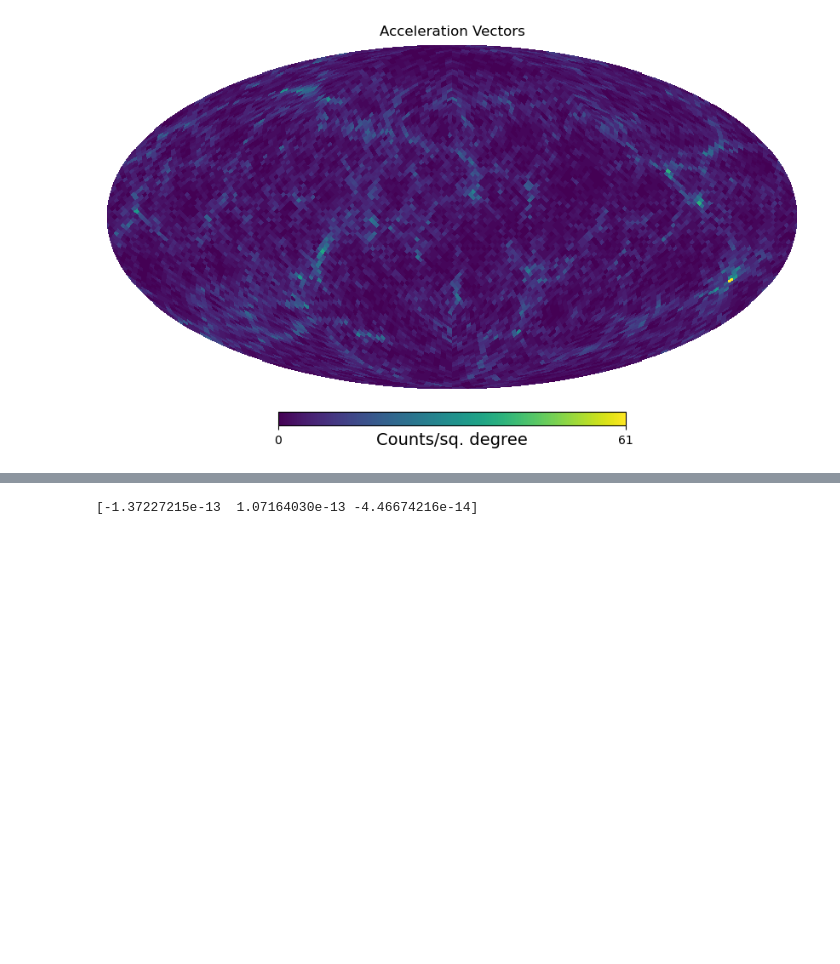
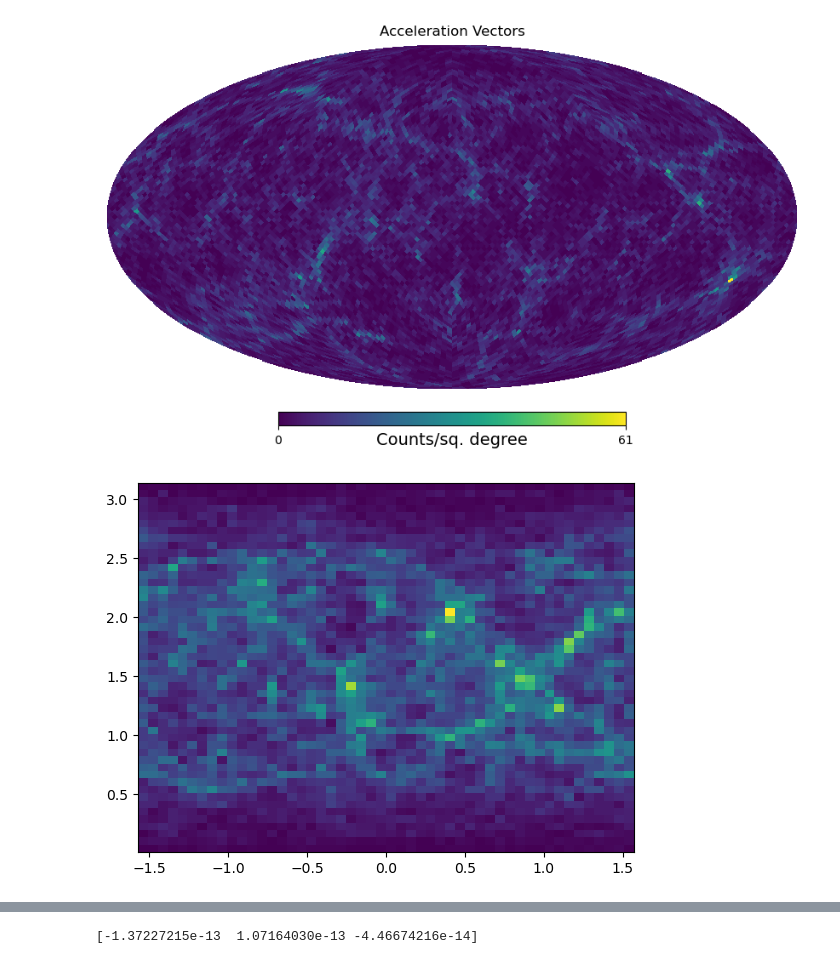
Before and after one commit to tsiskar/Master_Project2, a Jupyter notebook: skymap2.ipynb, the cells around one changed output, grey strips where cells are left out. Cells and saved outputs as stored; diff of their text form; code cells hidden in the pictures; blank space fills up the shorter version.

```diff
--- a/skymap2.ipynb
+++ b/skymap2.ipynb
@@ -89,0 +100,5 @@ hp.mollview(counts, title='Acceleration Vectors', unit='Counts/sq. degree')
+# %%
+plt.hist2d(theta, phi, bins=(50, 50))
+plt.show()
+# %% [output]
+[figure, added]
```
Also changed, not shown: parts of 19 cells of this notebook.
